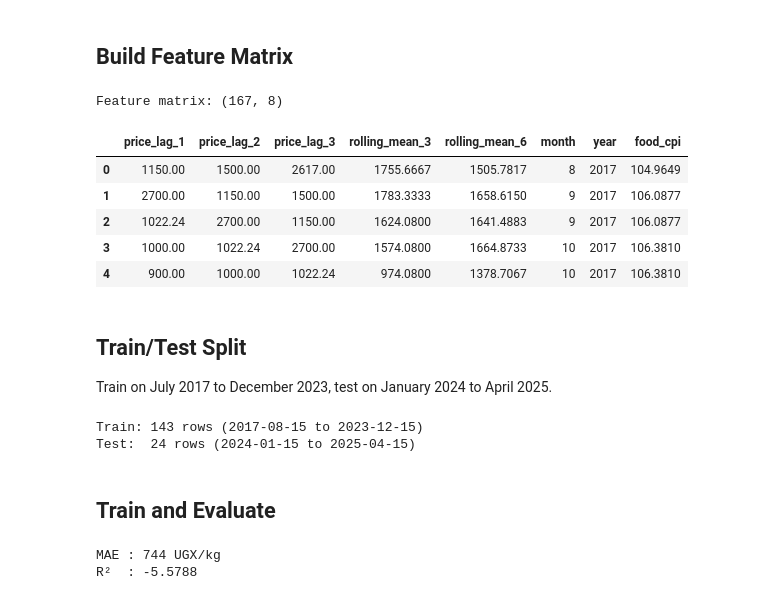
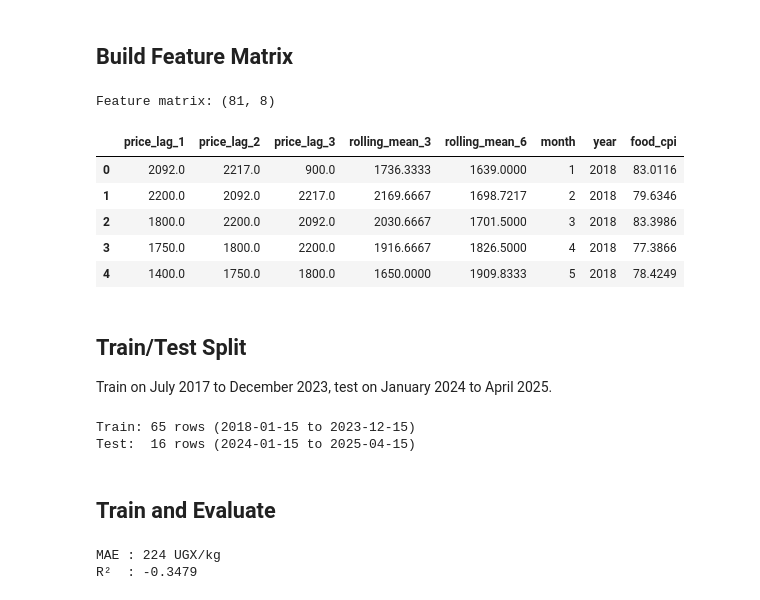
Before and after one commit to Byabasaija/east-africa-food-prices, a Jupyter notebook: food_prices_model/05_retrain_full.ipynb, the cells around one changed output. Saved outputs shown, nothing was run; the diff lists cells and outputs as text; code cells hidden in the pictures.

Commit message:
feat: deploy model v3 — maize-specific CPI, MAE 224 vs 658 previously

```diff
--- a/food_prices_model/05_retrain_full.ipynb
+++ b/food_prices_model/05_retrain_full.ipynb
@@ -21,12 +45,13 @@ prices_path = hf_hub_download(
 )
 cpi_path = hf_hub_download(
     repo_id="byabasaija/uganda-food-cpi",
-    filename="food_cpi_monthly.csv",
+    filename="maize_cpi_monthly.csv",
     repo_type="dataset",
 )
 
+
 maize_df = pd.read_csv(prices_path)
-cpi_df = pd.read_csv(cpi_path)
+cpi_df = pd.read_csv(cpi_path).rename(columns={"maize_cpi": "food_cpi"})
 
 # Merge on year + month
 merged_clean = maize_df.merge(cpi_df, on=["year", "month"], how="inner")
@@ -40,41 +74,41 @@ merged_clean[["date", "price", "food_cpi"]].head()
 # %%
 import sys
 sys.path.insert(0, "../food_prices_api")
 from features import compute_features
 
-prices_series = merged["price"].tolist()
+prices_series = merged_clean["price"].tolist()
 feature_rows = []
 targets = []
 
-for i in range(6, len(merged)):
+for i in range(6, len(merged_clean)):
     past_prices = prices_series[i - 6 : i]
-    row = merged.iloc[i]
+    row = merged_clean.iloc[i]
     feats = compute_features(past_prices, int(row["month"]), int(row["year"]))
     feats["food_cpi"] = row["food_cpi"]
     feature_rows.append(feats)
     targets.append(prices_series[i])
 
 FEATURE_COLS = [
     "price_lag_1", "price_lag_2", "price_lag_3",
     "rolling_mean_3", "rolling_mean_6",
     "month", "year", "food_cpi",
 ]
 
 X = pd.DataFrame(feature_rows)[FEATURE_COLS]
 y = pd.Series(targets)
 
-merged_trimmed = merged.iloc[6:].reset_index(drop=True)
+merged_trimmed = merged_clean.iloc[6:].reset_index(drop=True)
 
 print(f"Feature matrix: {X.shape}")
 X.head()
 # %% [output]
-Feature matrix: (167, 8)
+Feature matrix: (81, 8)
 |  | price_lag_1 | price_lag_2 | price_lag_3 | rolling_mean_3 | rolling_mean_6 | month | year | food_cpi |
-| 0 | 1150.00 | 1500.00 | 2617.00 | 1755.6667 | 1505.7817 | 8 | 2017 | 104.9649 |
-| 1 | 2700.00 | 1150.00 | 1500.00 | 1783.3333 | 1658.6150 | 9 | 2017 | 106.0877 |
-| 2 | 1022.24 | 2700.00 | 1150.00 | 1624.0800 | 1641.4883 | 9 | 2017 | 106.0877 |
-| 3 | 1000.00 | 1022.24 | 2700.00 | 1574.0800 | 1664.8733 | 10 | 2017 | 106.3810 |
-| 4 | 900.00 | 1000.00 | 1022.24 | 974.0800 | 1378.7067 | 10 | 2017 | 106.3810 |
+| 0 | 2092.0 | 2217.0 | 900.0 | 1736.3333 | 1639.0000 | 1 | 2018 | 83.0116 |
+| 1 | 2200.0 | 2092.0 | 2217.0 | 2169.6667 | 1698.7217 | 2 | 2018 | 79.6346 |
+| 2 | 1800.0 | 2200.0 | 2092.0 | 2030.6667 | 1701.5000 | 3 | 2018 | 83.3986 |
+| 3 | 1750.0 | 1800.0 | 2200.0 | 1916.6667 | 1826.5000 | 4 | 2018 | 77.3866 |
+| 4 | 1400.0 | 1750.0 | 1800.0 | 1650.0000 | 1909.8333 | 5 | 2018 | 78.4249 |
 # %% [markdown]
 ## Train/Test Split
 
@@ -90,8 +124,8 @@ y_train, y_test = y[train_mask], y[~train_mask]
 print(f"Train: {len(X_train)} rows ({merged_trimmed[train_mask]['date'].min().date()} to {merged_trimmed[train_mask]['date'].max().date()})")
 print(f"Test:  {len(X_test)} rows ({merged_trimmed[~train_mask]['date'].min().date()} to {merged_trimmed[~train_mask]['date'].max().date()})")
 # %% [output]
-Train: 143 rows (2017-08-15 to 2023-12-15)
-Test:  24 rows (2024-01-15 to 2025-04-15)
+Train: 65 rows (2018-01-15 to 2023-12-15)
+Test:  16 rows (2024-01-15 to 2025-04-15)
 # %% [markdown]
 ## Train and Evaluate
 # %%
@@ -105,5 +139,5 @@ r2 = r2_score(y_test, y_pred)
 print(f"MAE : {mae:,.0f} UGX/kg")
 print(f"R²  : {r2:.4f}")
 # %% [output]
-MAE : 744 UGX/kg
-R²  : -5.5788
+MAE : 224 UGX/kg
+R²  : -0.3479
```
Also changed, not shown: parts of 13 cells of this notebook, 9 other files.
